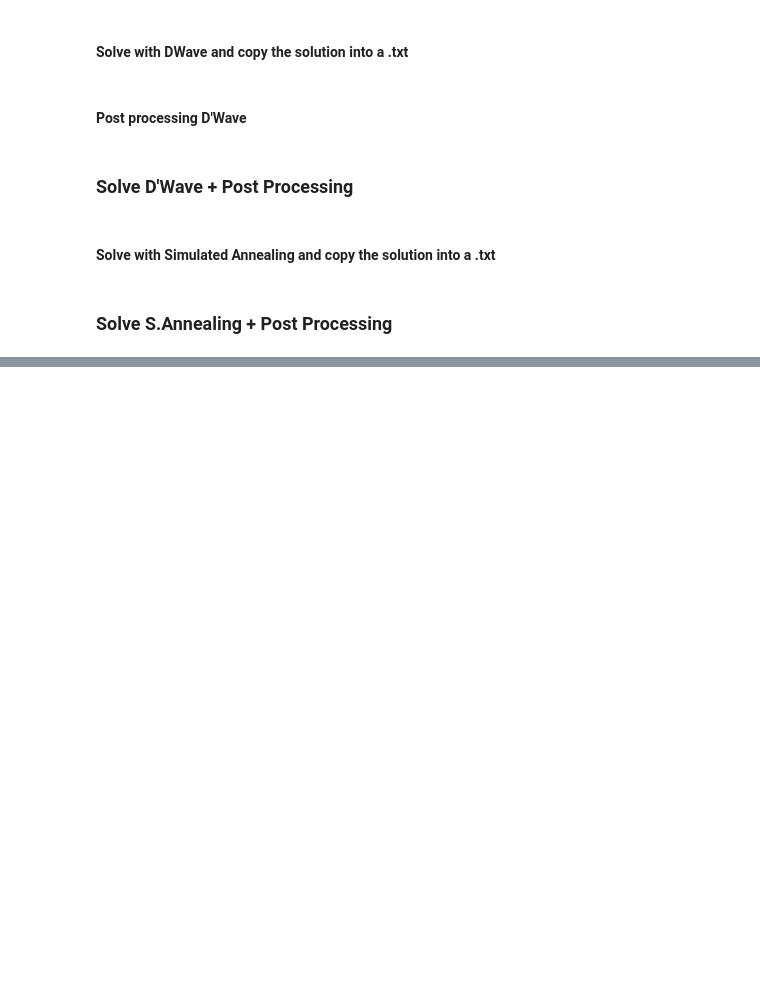
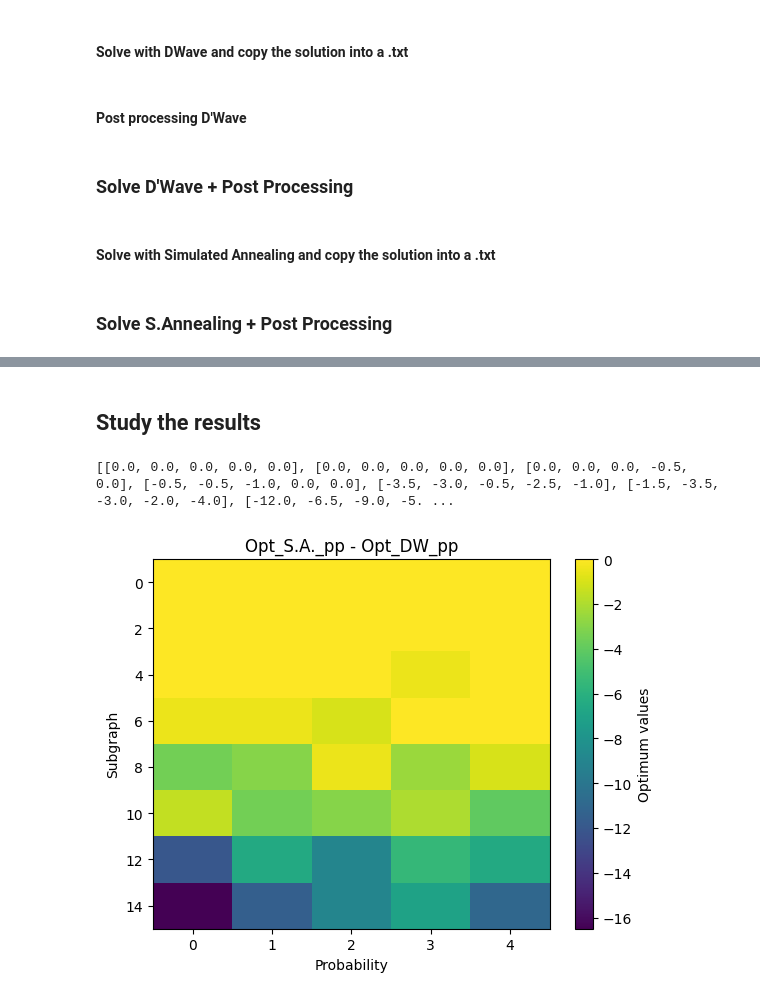
Before and after one commit to IIIA-ML/QuantumSAT, a Jupyter notebook: nb/108_qubits_remake.ipynb, the cells around one changed output, grey strips where cells are left out. Cells and saved outputs as stored; diff of their text form; code cells hidden in the pictures; blank space fills up the shorter version.

Commit message:
Solved some problems with DWave, S.Annealing and NuWSL-c. Also starting a study of the results

```diff
--- a/nb/108_qubits_remake.ipynb
+++ b/nb/108_qubits_remake.ipynb
@@ -269,7 +307,6 @@ def solving_SAnnealing(h,J,file_name,clauses):
     response = sampler.sample(ising_model, num_reads=100)
     end_time = time.time()
 
-    file_name="SAnnealing_solutions/SAnnealing_"+file_name[9:-4]+"txt"
     with open(file_name, 'w') as archivo:
         archivo.write("Time:"+str(round(end_time-start_time, 2))+"s.\n")
         archivo.write("o "+count_unsatisfied_clauses(response.first.sample, clauses)+"\n")
@@ -281,7 +318,6 @@ def solving_SAnnealing(h,J,file_name,clauses):
 def post_proces_sannealing(h,J,sample_set, file_name, clauses):
     solver_greedy = SteepestDescentSolver()
     sample_set_pp = solver_greedy.sample_ising(h, J, initial_states=sample_set)
-    file_name="Pp_SAnnealing_solutions/Pp_SAnnealing_"+file_name[:-4]+"txt"
     with open(file_name, 'w') as archivo:
         archivo.write("o "+count_unsatisfied_clauses(sample_set_pp.first.sample, clauses)+"\n")
         archivo.write("e "+str(sample_set_pp.first.energy)+"\n")
@@ -314,0 +426,19 @@ for subgraph_index in range(15):
+# %% [markdown]
+## Study the results
+# %%
+def find_optimum_approx(file_name):
+    optim=999999
+    with open(file_name, 'r') as archivo:
+        for l in archivo:
+            if l.split()[1]=='o' and int(l.split()[2])<optim:
+                optim=int(l.split()[2])
+
+    return optim
+# %%
+def find_optimum(file_name):
+    with open(file_name, 'r') as archivo:
+        for l in archivo:
+            if l[0]=='o':
+                optim=int(l.split()[1])
+
+    return optim
@@ -314,0 +488,27 @@ for subgraph_index in range(15):
+# %%
+#p=[0.0,0.1,0.2,0.3,0.4,0.5,0.6,0.7,0.8,0.9]
+p=[0.0,0.2,0.4,0.6,0.8]
+subgrph=[0,2,4,6,8,10,12,14]
+values_sa_dw_pp = [[None] * len(p) for _ in range(len(subgrph))]
+for subgraph_index in range(len(subgrph)): #range(15):
+    for probability in range(len(p)):
+            values_sa_dw_pp[subgraph_index][probability] = (o_pp_sa[subgraph_index][probability][0]-o_pp_dw[subgraph_index][probability][0] + o_pp_sa[subgraph_index][probability][1]-o_pp_dw[subgraph_index][probability][1])/2
+print(values_sa_dw_pp)
+o_sa_media = [[(sum(o_iter) / 2) for o_iter in sublist] for sublist in o_sa]
+
+#plt.imshow(o_sa_media, cmap='viridis', extent=[min(p), max(p), min(subgrph), max(subgrph)],
+#           aspect='auto', interpolation='none', vmin=min(min(o_sa_media)), vmax=max(max(o_sa_media)))
+
+plt.imshow(values_sa_dw_pp, cmap='viridis', extent=[min(p), max(p), min(subgrph), max(subgrph)],
+           aspect='auto', interpolation='none', vmin=min(min(values_sa_dw_pp)), vmax=max(max(values_sa_dw_pp)))
+plt.xlabel('Probability')
+plt.ylabel('Subgraph')
+plt.xticks(p)
+plt.yticks(subgrph)
+cbar = plt.colorbar()
+cbar.set_label('Optimum values')
+plt.title('Opt_S.A._pp - Opt_DW_pp')
+plt.show()
+# %% [output]
+[[0.0, 0.0, 0.0, 0.0, 0.0], [0.0, 0.0, 0.0, 0.0, 0.0], [0.0, 0.0, 0.0, -0.5, 0.0], [-0.5, -0.5, -1.0, 0.0, 0.0], [-3.5, -3.0, -0.5, -2.5, -1.0], [-1.5, -3.5, -3.0, -2.0, -4.0], [-12.0, -6.5, -9.0, -5. ...
+[figure, added]
```
Also changed, not shown: parts of 14 cells of this notebook.
